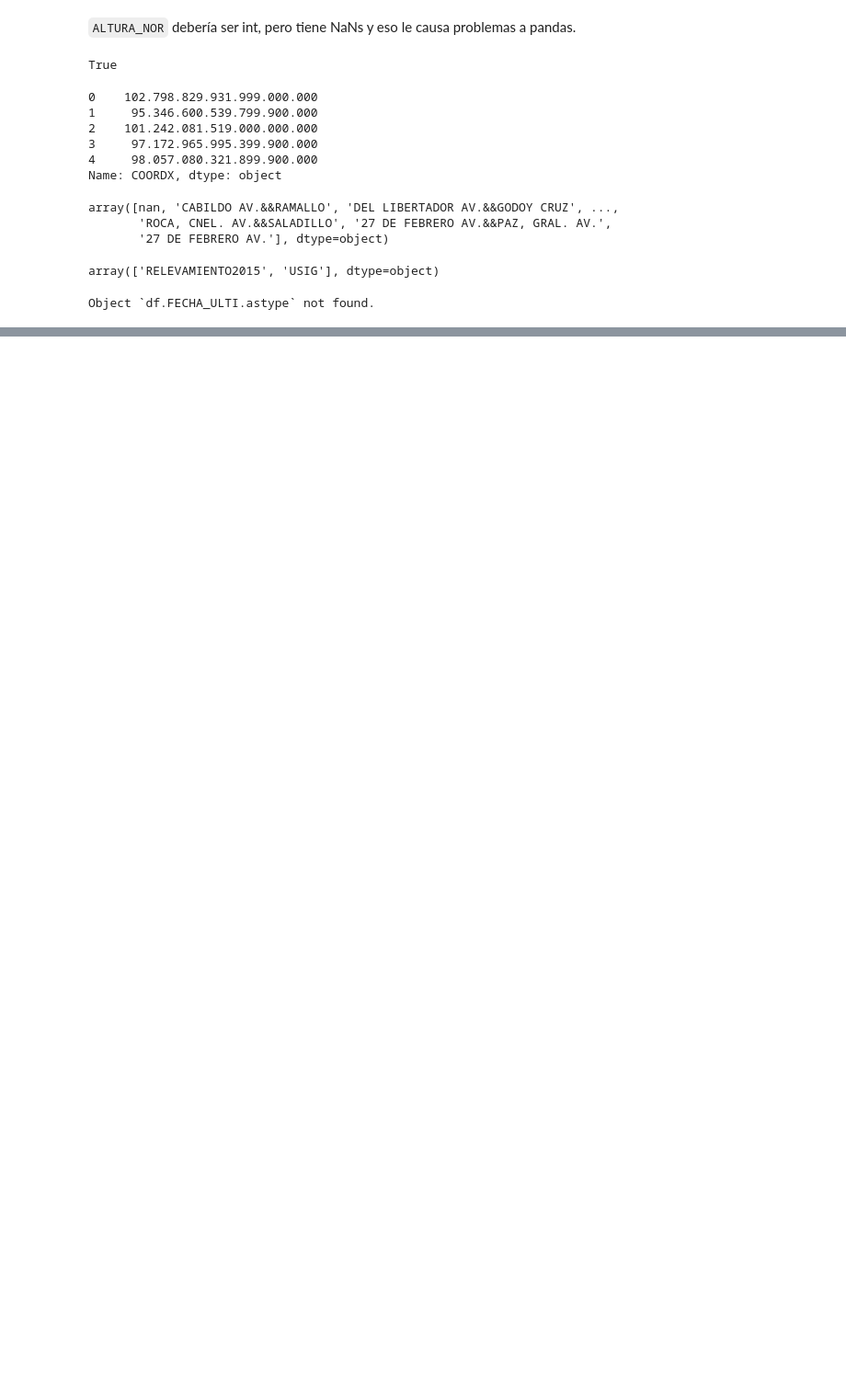
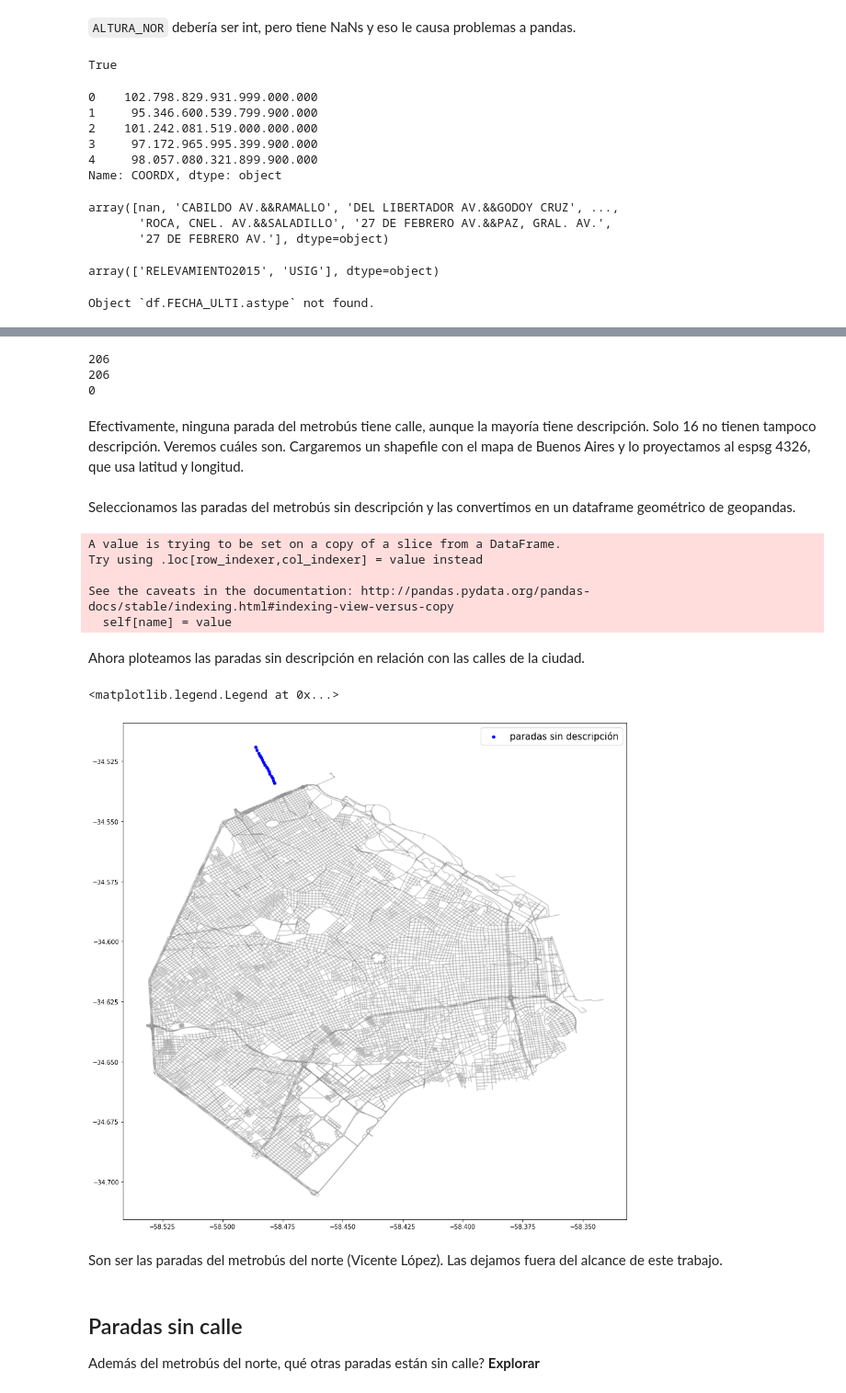
Before and after one commit to Arkenan/bdd-tp-l3-colectivos-de-buenos-aires, a Jupyter notebook: clean-paradas-de-colectivos-notebook.ipynb, the cells around one changed output, grey strips where cells are left out. Shown at 92% size. Cells and saved outputs as stored; diff of their text form; code cells hidden in the pictures; blank space fills up the shorter version.

```diff
--- a/clean-paradas-de-colectivos-notebook.ipynb
+++ b/clean-paradas-de-colectivos-notebook.ipynb
@@ -22,0 +72,2 @@ Eliminamos las que no tienen calle o altura. **Chequear si esto está bien**.
+# %%
+df.loc[df.CALLE.isnull(), 'CALLE'] = df[df.CALLE.isnull()].STOP_DESC
@@ -23,6 +87,5 @@ Eliminamos las que no tienen calle o altura. **Chequear si esto está bien**.
 # %%
-df = df[~df.CALLE.isnull()]
-df = df[df.NUMERO != 'S/N']
+df.loc[df.NUMERO.isnull(), 'NUMERO'] = 'S/N'
 # %% [markdown]
 Creamos una nueva tabla donde cada fila es la correspondencia entre una parada y una línea que pasar por allí.
 # %%
@@ -162,0 +254,44 @@ Object `df.FECHA_ULTI.astype` not found.
+# %%
+# Metrobús con calle.
+print(len(df[(df.METROBUS == 'T') & (df.CALLE.notnull())]))
+# Metrobús con descripción.
+print(len(df[(df.METROBUS == 'T') & (df.STOP_DESC.notnull())]))
+# Metrobús sin descripción.
+print(len(df[(df.METROBUS == 'T') & (df.STOP_DESC.isnull())]))
+# %% [output]
+206
+206
+0
+# %% [markdown]
+Efectivamente, ninguna parada del metrobús tiene calle, aunque la mayoría tiene descripción. Solo 16 no tienen tampoco descripción. Veremos cuáles son. Cargaremos un shapefile con el mapa de Buenos Aires y lo proyectamos al espsg 4326, que usa latitud y longitud.
+# %%
+ba_map = gpd.read_file('shapes/callejero-rar/callejero.shp').to_crs({'init':'epsg:4326' })
+# %% [markdown]
+Seleccionamos las paradas del metrobús sin descripción y las convertimos en un dataframe geométrico de geopandas.
+# %%
+sin_desc = df[(df.METROBUS == 'T') & (df.STOP_DESC.isnull())]
+sin_desc.X = pd.to_numeric(sin_desc.X).to_numpy()
+sin_desc.Y = pd.to_numeric(sin_desc.Y).to_numpy()
+sin_desc = gpd.GeoDataFrame(sin_desc, geometry = [Point(xy) for xy in zip(sin_desc['X'], sin_desc['Y'])])
+# %% [output]
+A value is trying to be set on a copy of a slice from a DataFrame.
+Try using .loc[row_indexer,col_indexer] = value instead
+
+See the caveats in the documentation: http://pandas.pydata.org/pandas-docs/stable/indexing.html#indexing-view-versus-copy
+  self[name] = value
+# %% [markdown]
+Ahora ploteamos las paradas sin descripción en relación con las calles de la ciudad.
+# %%
+fig, ax = plt.subplots(figsize = (15,15))
+ba_map.plot(ax = ax, alpha = 0.4, color="grey")
+sin_desc.plot(ax = ax, markersize = 20, color = "blue", marker = "o", label = "paradas sin descripción")
+plt.legend(prop={'size': 15})
+# %% [output]
+<matplotlib.legend.Legend at 0x...>
+[figure, added]
+# %% [markdown]
+Son ser las paradas del metrobús del norte (Vicente López). Las dejamos fuera del alcance de este trabajo.
+# %% [markdown]
+## Paradas sin calle
+
+Además del metrobús del norte, qué otras paradas están sin calle? **Explorar**
```
Also changed, not shown: parts of 30 cells of this notebook, 12 other files.
